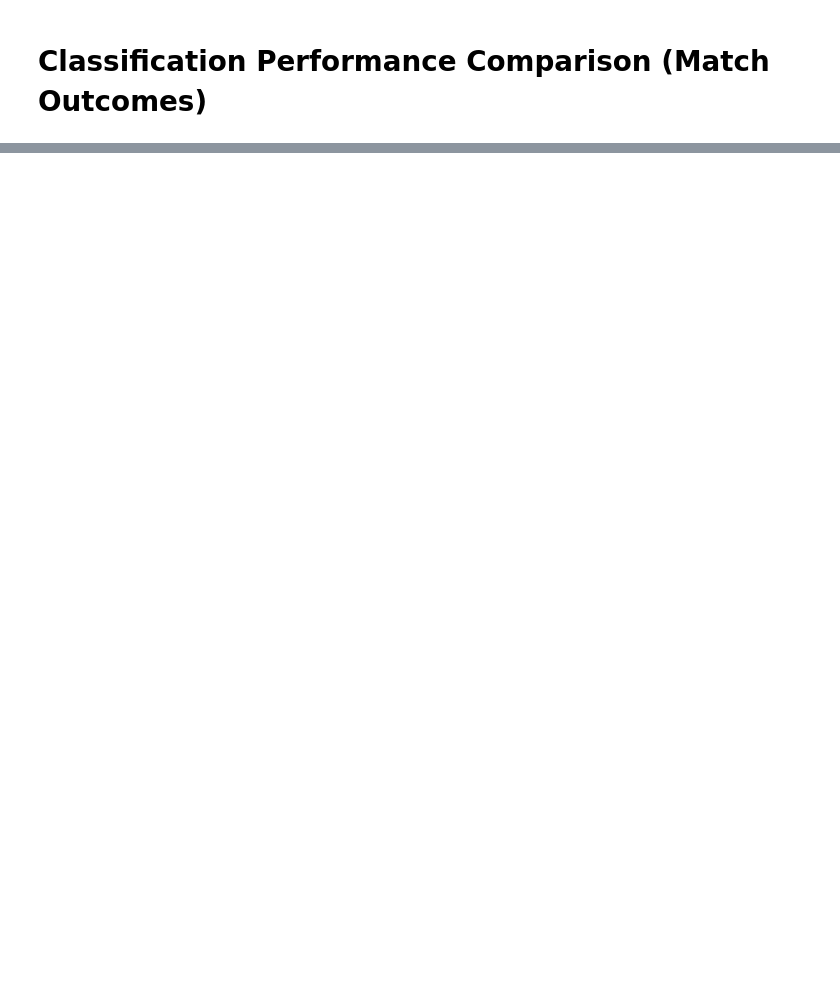
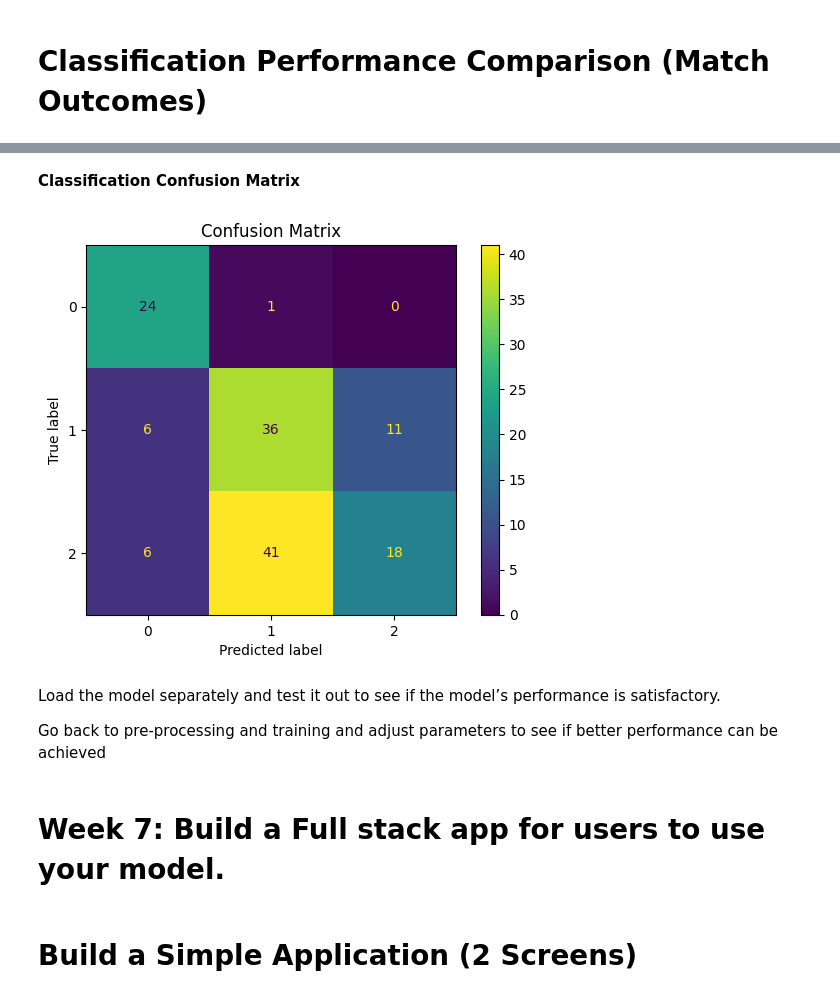
Before and after one commit to springboardmentor1979b-cmyk/ScoreSight---Predicting-EPL-Points-Tally-Top-Scorer, a Jupyter notebook: HitanshuEPLPrediction.ipynb, the cells around one changed output, grey strips where cells are left out. Saved outputs shown, nothing was run; the diff lists cells and outputs as text; code cells hidden in the pictures; blank space fills up the shorter version.

```diff
--- a/HitanshuEPLPrediction.ipynb
+++ b/HitanshuEPLPrediction.ipynb
@@ -804,0 +934,19 @@ plt.show()
+# %% [markdown]
+**Classification Confusion Matrix**
+# %%
+from sklearn.metrics import ConfusionMatrixDisplay
+
+ConfusionMatrixDisplay.from_predictions(y_test_clf, y_pred_clf)
+plt.title("Confusion Matrix")
+plt.show()
+# %% [output]
+[figure, added]
+# %% [markdown]
+Load the model separately and test it out to see if the model’s performance is satisfactory.
+
+Go back to pre-processing and training and adjust parameters to see if better performance can be
+achieved
+# %% [markdown]
+# Week 7: Build a Full stack app for users to use your model.
+# %% [markdown]
+# Build a Simple Application (2 Screens)
```
Also changed, not shown: parts of 46 cells of this notebook.
